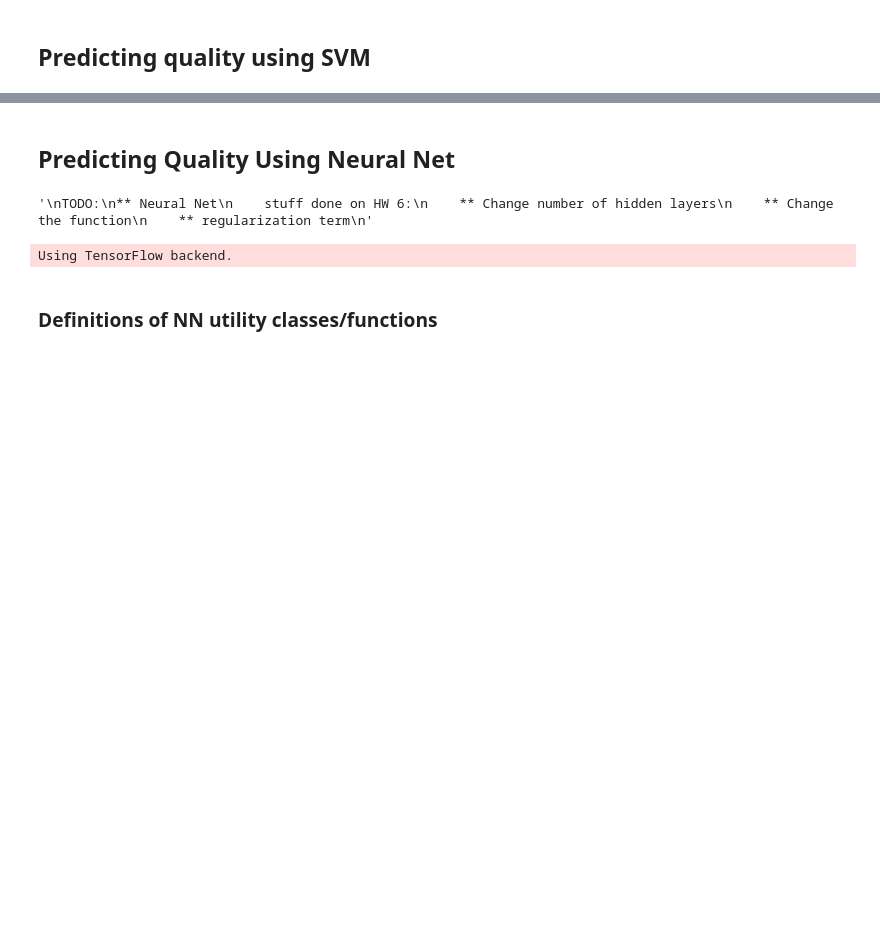
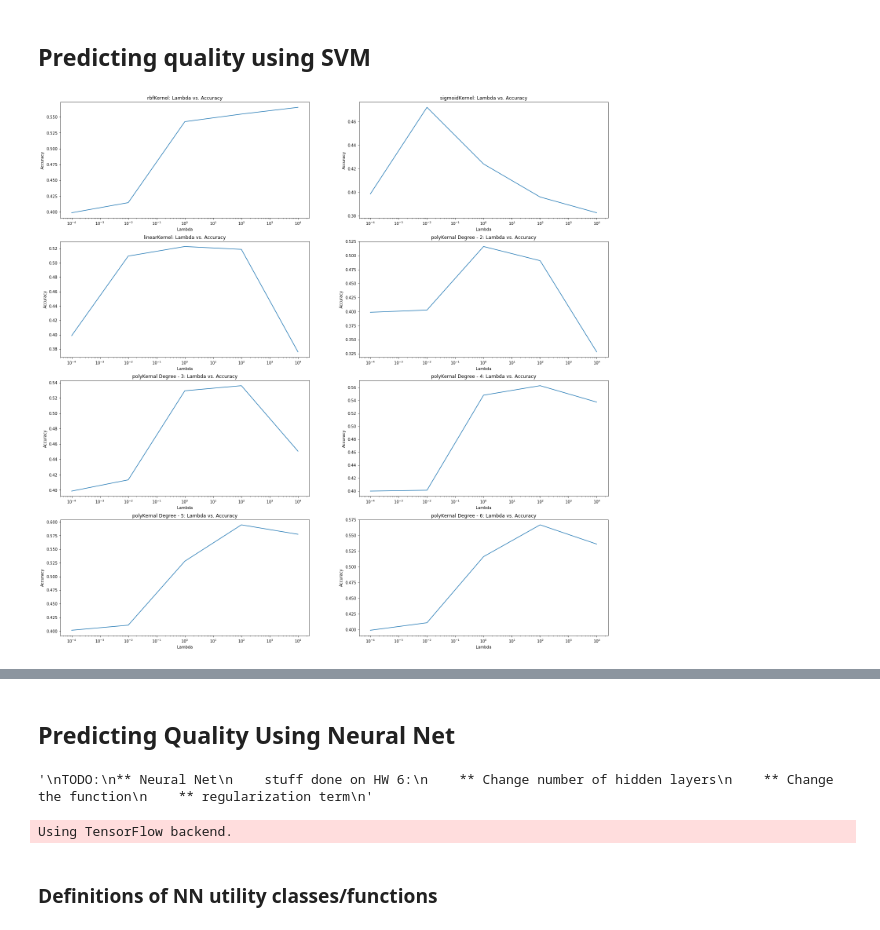
Before and after one commit to jonnysassoon/Mark-and-Jonny-ML-Project, a Jupyter notebook: Predicting Wine Type.ipynb, the cells around one changed output, grey strips where cells are left out. Cells and saved outputs as stored; diff of their text form; code cells hidden in the pictures; blank space fills up the shorter version.

Commit message:
Displayed SVM charts better

```diff
--- a/Predicting Wine Type.ipynb
+++ b/Predicting Wine Type.ipynb
@@ -296,23 +292,31 @@ TotalResults = {
                 "sigmoid":getResults(kernel = "sigmoid")
                }
 # %%
-def display_res(kernel, results, fig_num):
+kernels = ["rbf", "sigmoid", "linear", "poly"]
+fig_num = 0
+i = 0
+plt.figure(figsize=(25, 25))
+for kernel in kernels:
+    results = TotalResults[kernel]
+    plt.subplot(4, 2, i+1).set_xscale("log")
     if (kernel != "poly"):
         Cs = results.keys()
         accs = [results[C]["acc"] for C in Cs]
-        plt.figure(fig_num).add_subplot(2, 1, 1).set_xscale("log")
         plt.plot(Cs, accs)
         plt.title(kernel + "Kernel: Lambda vs. Accuracy")
         plt.xlabel("Lambda")
         plt.ylabel("Accuracy")
+        i += 1
     else:
         Cs = results[5].keys()
         degrees = results.keys()
         for deg in degrees:
+            plt.subplot(4, 2, i+1).set_xscale("log")
             accs = [results[deg][C]["acc"] for C in Cs]
-            plt.figure(fig_num).add_subplot(2, 1, 1).set_xscale("log")
             plt.plot(Cs, accs)
             plt.title("polyKernal Degree - " + str(deg) + ": Lambda vs. Accuracy")
-            plt.xlabel(x_label)
-            plt.ylabel(y_label)
-            fig_num += 1
+            plt.xlabel("Lambda")
+            plt.ylabel("Accuracy")
+            i += 1
+# %% [output]
+[figure, added]
```
Also changed, not shown: parts of 3 cells of this notebook.
